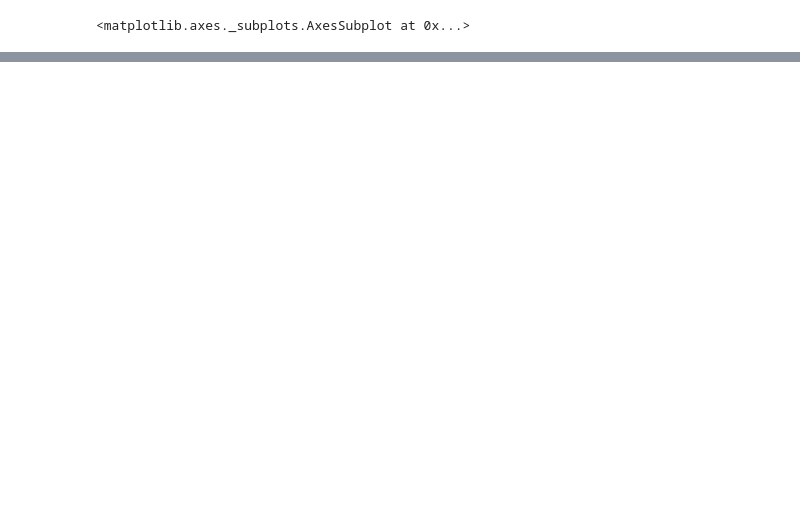
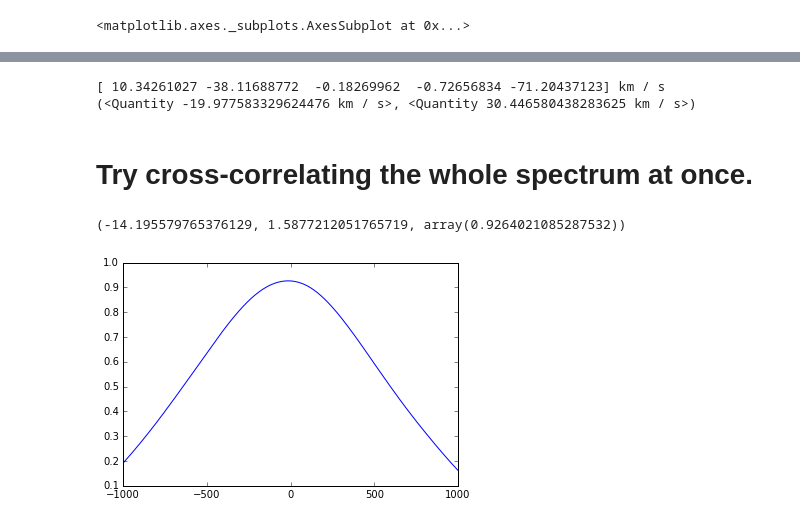
Before and after one commit to kgullikson88/IGRINS_Scripts, a Jupyter notebook: MeasureRV.ipynb, the cells around one changed output, grey strips where cells are left out. Drawn from its saved outputs; the diff is of its cells as text; code cells hidden in the pictures; blank space fills up the shorter version.

```diff
--- a/MeasureRV.ipynb
+++ b/MeasureRV.ipynb
@@ -77,0 +112,14 @@ flat_fitter.plot()
+# %%
+good = (freq > 1) & (freq < 2)
+fft[good] = fft_fit[good]
+spec = np.fft.irfft(fft)
+defringed = total.copy()
+defringed.y = spec
+
+
+fig, ax = plt.subplots(1, 1, figsize=(13,10))
+ax.plot(total.x, total.y, 'k-', alpha=0.5)
+#ax.plot(denoised.x, denoised.y, 'r-', alpha=0.6)
+ax.plot(defringed.x, defringed.y, 'g-', alpha=0.6)
+ax.set_xlim((1635, 1645))
+ax.set_ylim((0.85, 0.99))
@@ -77,0 +174,28 @@ flat_fitter.plot()
+# %%
+v = (obs_waves - true_waves) / true_waves * constants.c.to(u.km/u.s)
+print(v)
+print(np.mean(v), np.std(v))
+# %% [output]
+[ 10.34261027 -38.11688772  -0.18269962  -0.72656834 -71.20437123] km / s
+(<Quantity -19.977583329624476 km / s>, <Quantity 30.446580438283625 km / s>)
+# %% [markdown]
+# Try cross-correlating the whole spectrum at once.
+# %%
+import StellarModel
+reload(StellarModel)
+HDF5_FILENAME = '/media/ExtraSpace/Kurucz_FullGrid/IGRINS_grid_air.hdf5'
+model_list = StellarModel.GetModelList(metal=0.0, logg=4.0, temperature=9250,
+                                       type='hdf5', hdf5_file=HDF5_FILENAME)
+modeldict, _ = StellarModel.MakeModelDicts(model_list, type='hdf5', hdf5_file=HDF5_FILENAME,
+                                        vsini_values=150, vac2air=True, logspace=True)
+model = modeldict[9250][4.0][0.0][0.0][150]
+# %%
+import Correlate
+ccf = Correlate.GetCCF([defringed], model, vsini=150, resolution=45000, addmode='ml')
+# %%
+corr = ccf['CCF']
+plt.plot(corr.x, corr.y)
+Correlate.get_rv(corr.x, corr.y, Npix=defringed.size())
+# %% [output]
+(-14.195579765376129, 1.5877212051765719, array(0.9264021085287532))
+[figure, added]
```
Also changed, not shown: parts of 24 cells of this notebook, 6 other files.
